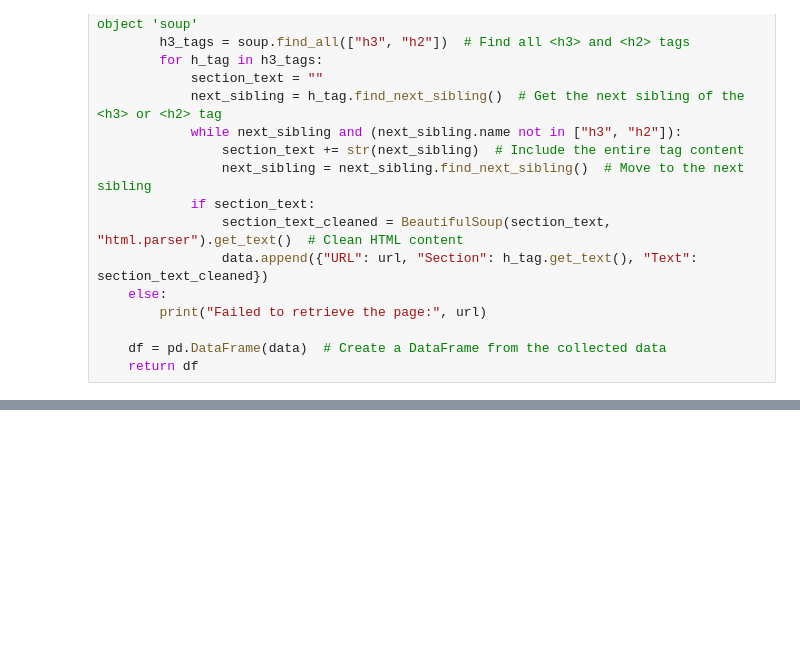
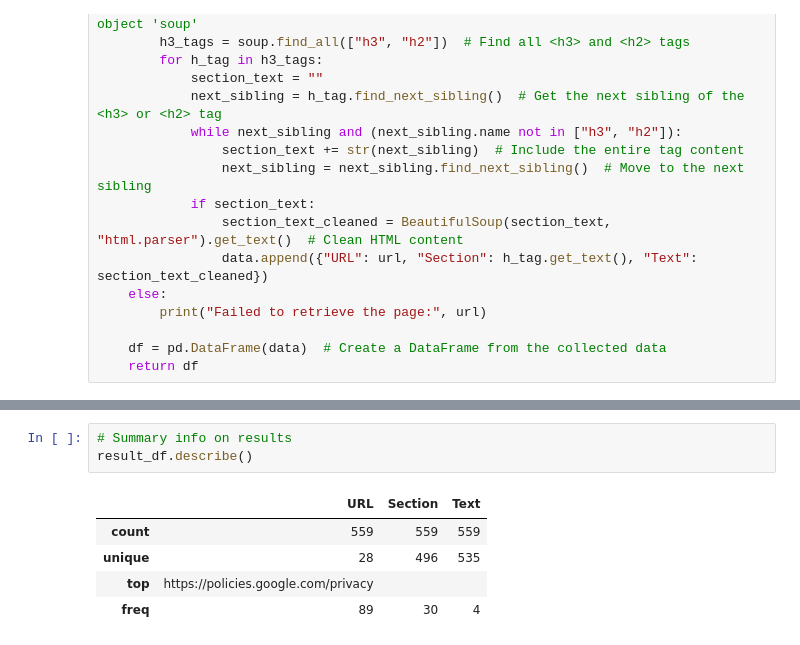
Before and after one commit to zyferion/privacyguardians, a Jupyter notebook: notebooks/data_extraction.ipynb, the cells around one changed output, grey strips where cells are left out. Drawn from its saved outputs; the diff is of its cells as text; blank space fills up the shorter version.

```diff
--- a/notebooks/data_extraction.ipynb
+++ b/notebooks/data_extraction.ipynb
@@ -75,0 +116,9 @@ df
+# %%
+# Summary info on results
+result_df.describe()
+# %% [output]
+|  | URL | Section | Text |
+| count | 559 | 559 | 559 |
+| unique | 28 | 496 | 535 |
+| top | https://policies.google.com/privacy |  |  |
+| freq | 89 | 30 | 4 |
```
Also changed, not shown: parts of 16 cells of this notebook.
